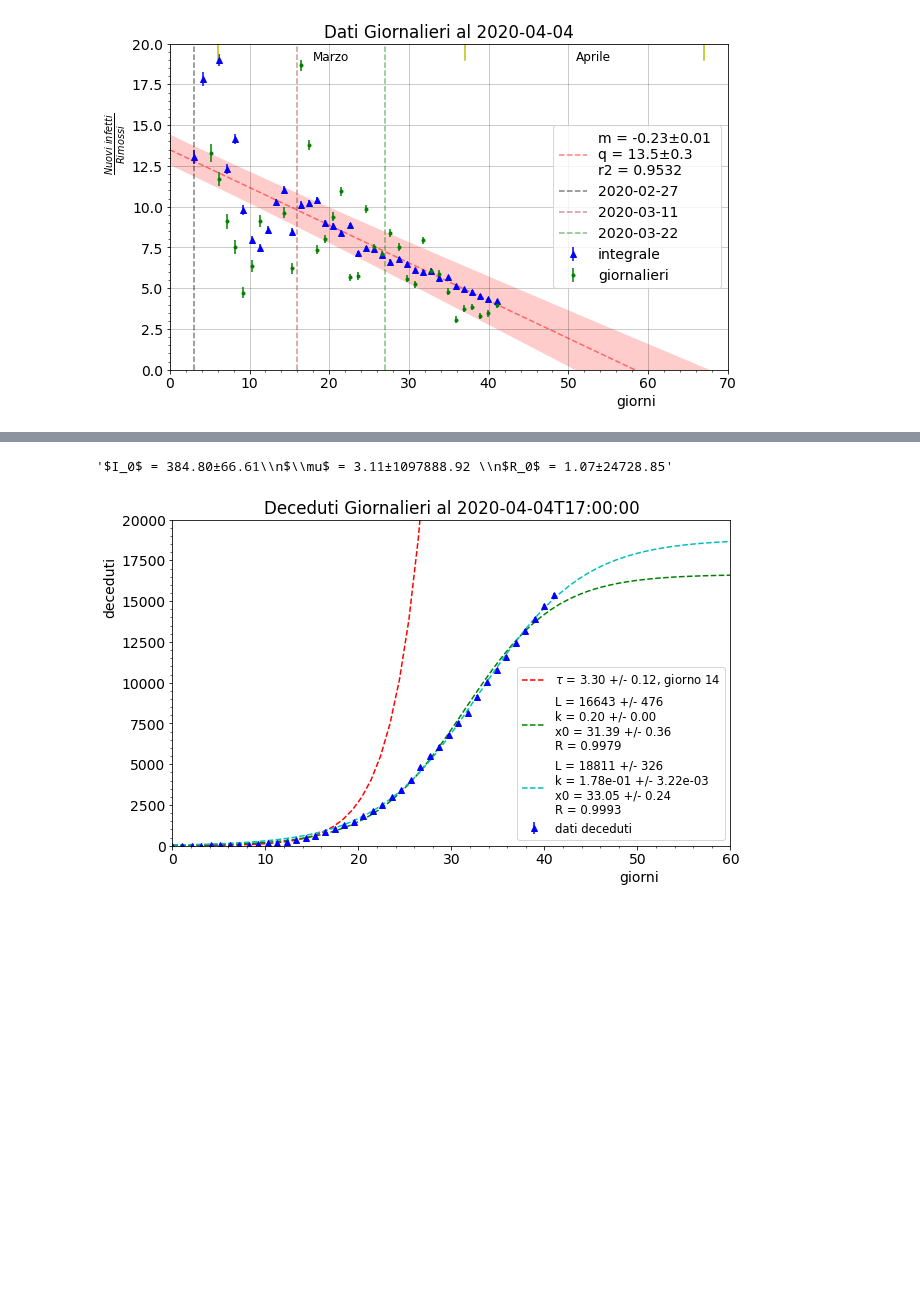
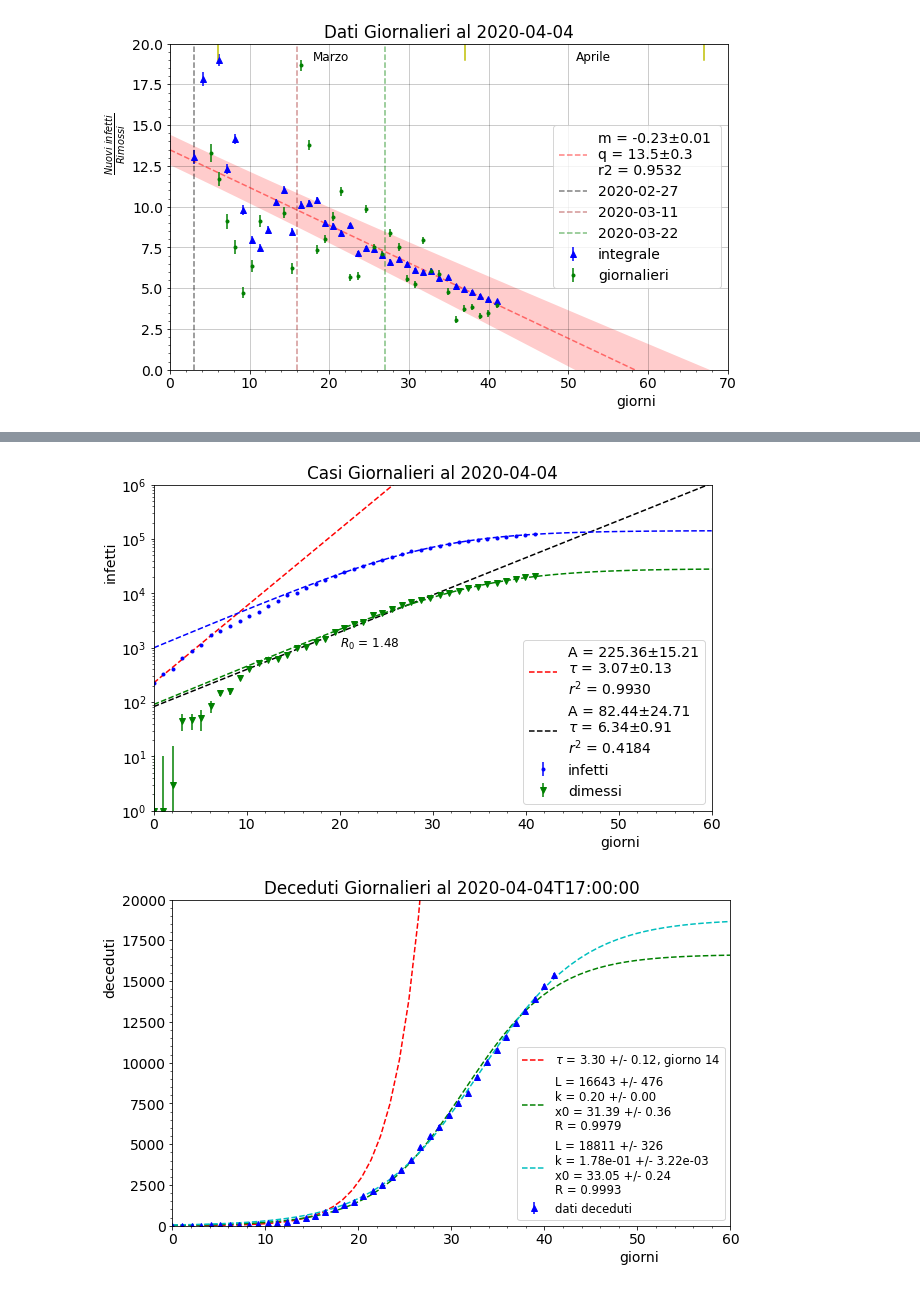
Before and after one commit to lorenzopaolucci/studenti, a Jupyter notebook: covid19.ipynb, the cells around one changed output, grey strips where cells are left out. Saved outputs shown, nothing was run; the diff lists cells and outputs as text; code cells hidden in the pictures; blank space fills up the shorter version.

```diff
--- a/covid19.ipynb
+++ b/covid19.ipynb
@@ -193,8 +161,69 @@ plt.show()
-# %%
-'$I_0$ = {0:.2f}±{1:.2f}\n$\mu$ = {2:.2f}±{3:.2f} \
-\n$R_0$ = {4:.2f}±{5:.2f}'.format(popt_e[0], perr_e[0], popt_e[1], perr_e[1], popt_e[2], perr_e[2])
-# %% [output]
-'$I_0$ = 384.80±66.61\\n$\\mu$ = 3.11±1097888.92 \\n$R_0$ = 1.07±24728.85'
+# %%
+
+xd = x = np.linspace(0, len(df['data']), len(df['data']))
+dfit = 0
+min_exp_fit = 1+dfit
+max_exp_fit = 7+dfit
+y = df['totale_casi']
+#y = df['deceduti']
+yd = df['dimessi_guariti']
+err = np.sqrt(np.gradient(y))
+errd = np.sqrt(np.gradient(yd))
+fig, ax = plt.subplots(figsize=(10,6))
+ax.errorbar(x, y, yerr=err, fmt='b.', label='infetti')
+ax.errorbar(xd, yd, yerr=err, fmt='gv', label='dimessi')
+
+xf = x[(min_exp_fit<x) & (x<max_exp_fit)]
+yf = y[(min_exp_fit<x) & (x<max_exp_fit)]
+ef = err[(min_exp_fit<x) & (x<max_exp_fit)]
+depi = 9
+xdf = xd[(min_exp_fit+depi<x) & (x<max_exp_fit+depi)]
+ydf = yd[(min_exp_fit+depi<x) & (x<max_exp_fit+depi)]
+edf = errd[(min_exp_fit+depi<x) & (x<max_exp_fit+depi)]
+
+popt_e,pcov_e = curve_fit(Exp,xf, yf, p0=[300,3], sigma=ef)
+popt_d,pcov_d = curve_fit(Exp,xdf, ydf, p0=[300,3], sigma=edf)
+#popt_e,pcov_e = curve_fit(Infected,x[x<max_exp_fit], y[x<max_exp_fit], p0=[300.,1.,1.], sigma=err[x<max_exp_fit])
+perr_e = np.sqrt(np.diag(pcov_e))
+r2_e=r2_score(yf, Exp(xf, *popt_e))
+perr_d = np.sqrt(np.diag(pcov_d))
+r2_d=r2_score(yf, Exp(xdf, *popt_d))
+#r2_e=r2_score(y[x<max_exp_fit], Infected(x[x<max_exp_fit], *popt_e))
+
+
+popt_l,pcov_l = curve_fit(Logistic,x[x>16], y[x>16], p0=[130000.,.2, 30.], sigma=err[x>16])
+perr_l = np.sqrt(np.diag(pcov_l))
+r2_l=r2_score(y, Logistic(x, *popt_l))
+
+popt_ld,pcov_ld = curve_fit(Logistic,xd[xd>16], yd[xd>16], p0=[3000.,.2, 40.], sigma=errd[xd>16])
+perr_ld = np.sqrt(np.diag(pcov_ld))
+r2_ld=r2_score(yd, Logistic(xd, *popt_ld))
+
+x=np.linspace(0,60,60)
+ax.plot(x, Exp(x, *popt_e), 'r--', label=('A = {0:.2f}±{1:.2f}\n'+r'$\tau$ = {2:.2f}±{3:.2f}'+\
+'\n$r^2$ = {4:.4f}').format(popt_e[0], perr_e[0], popt_e[1], perr_e[1], r2_e))
+ax.plot(x, Exp(x, *popt_d), 'k--', label=('A = {0:.2f}±{1:.2f}\n'+r'$\tau$ = {2:.2f}±{3:.2f}'+\
+'\n$r^2$ = {4:.4f}').format(popt_d[0], perr_d[0], popt_d[1], perr_d[1], r2_d))
+# ax.plot(x, Infected(x, *popt_e), 'r--', label='$I_0$ = {0:.2f}±{1:.2f}\n$\mu$ = {2:.2f}±{3:.2f} \
+# \n$R_0$ = {4:.2f}±{5:.2f}\n$r^2$ = {6:.2f}'.format(popt_e[0], perr_e[0], popt_e[1], perr_e[1], popt_e[2], perr_e[2], r2_e))
+ax.plot(x, Logistic(x, *popt_l), 'b--') #, label='L = {0:.0f} +/- {1:.0f}\nk = {2:.3f} +/- {3:.4f} \
+# \nx0 = {4:.2f} +/- {5:.2f}\n$r^2$ = {6:.2f}'.format(popt_l[0], perr_l[0], popt_l[1], perr_l[1], popt_l[2], perr_l[2], r2_l))
+ax.plot(x, Logistic(x, *popt_ld), 'g--') #, label='L = {0:.0f} +/- {1:.0f}\nk = {2:.3f} +/- {3:.4f} \
+# \nx0 = {4:.2f} +/- {5:.2f}\n$r^2$ = {6:.2f}'.format(popt_ld[0], perr_ld[0], popt_ld[1], perr_ld[1], popt_ld[2], perr_ld[2], r2_ld))
+
+ax.text(20, 1000, '$R_0$ = {0:.2f}'.format(popt_e[1]/popt_d[1]+1), fontsize=12)
+
+ax.set_xlim(0,60)
+ax.set_ylim(1,1e6)
+ax.set_title('Casi Giornalieri al '+str(np.array(df['data'])[-1])[0:10])
+ax.legend(loc=4)
+ax.set_xlabel('giorni', horizontalalignment = 'left', x=0.8)
+ax.set_ylabel('infetti', horizontalalignment = 'left', y=0.7)
+ax.set_yscale('log')
+plt.minorticks_on()
+plt.show()
+# %% [output]
+[figure, added]
 # %%
 
 x = np.linspace(0, len(df['data']), len(df['data']))
```
Also changed, not shown: parts of 9 cells of this notebook.
